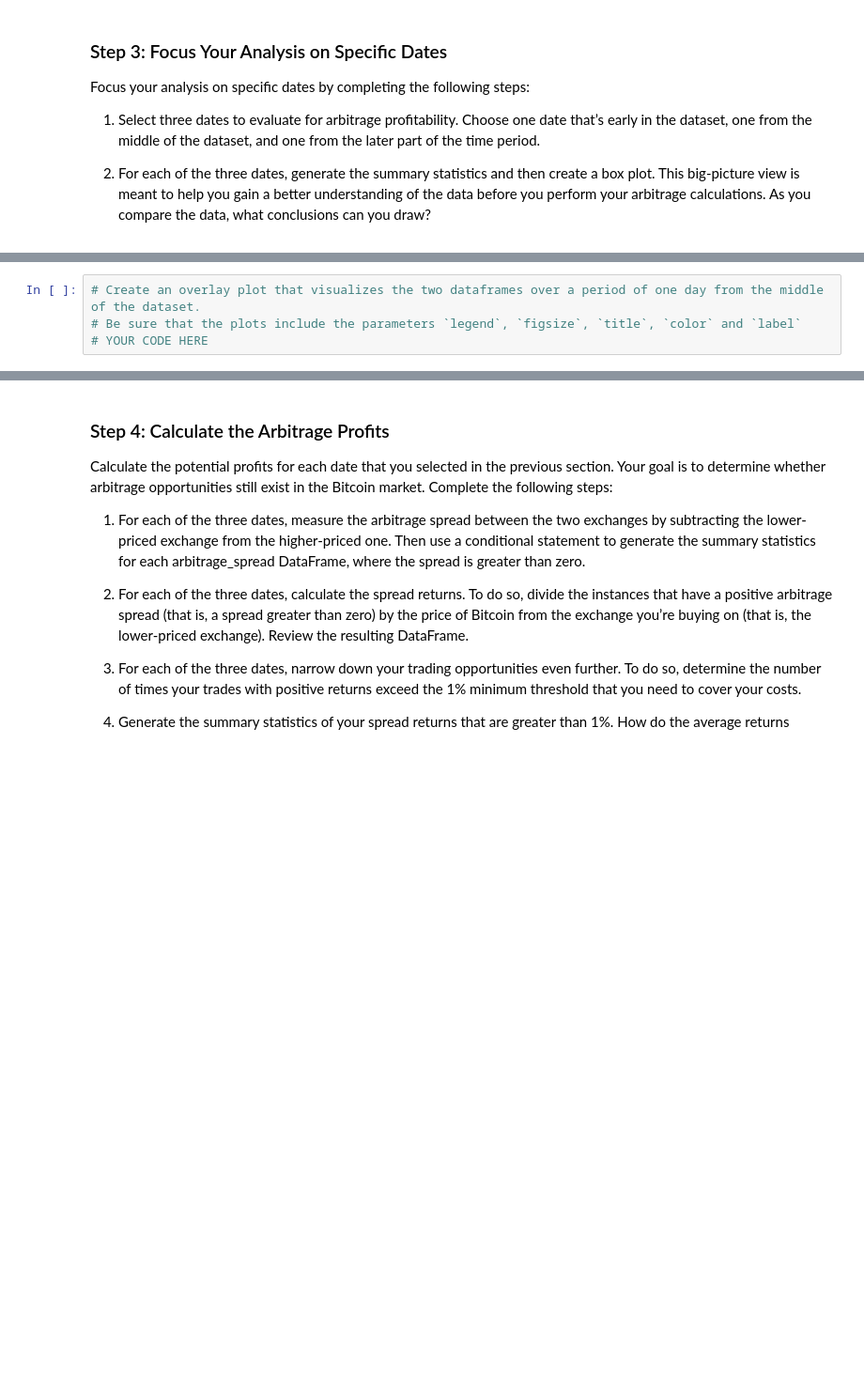
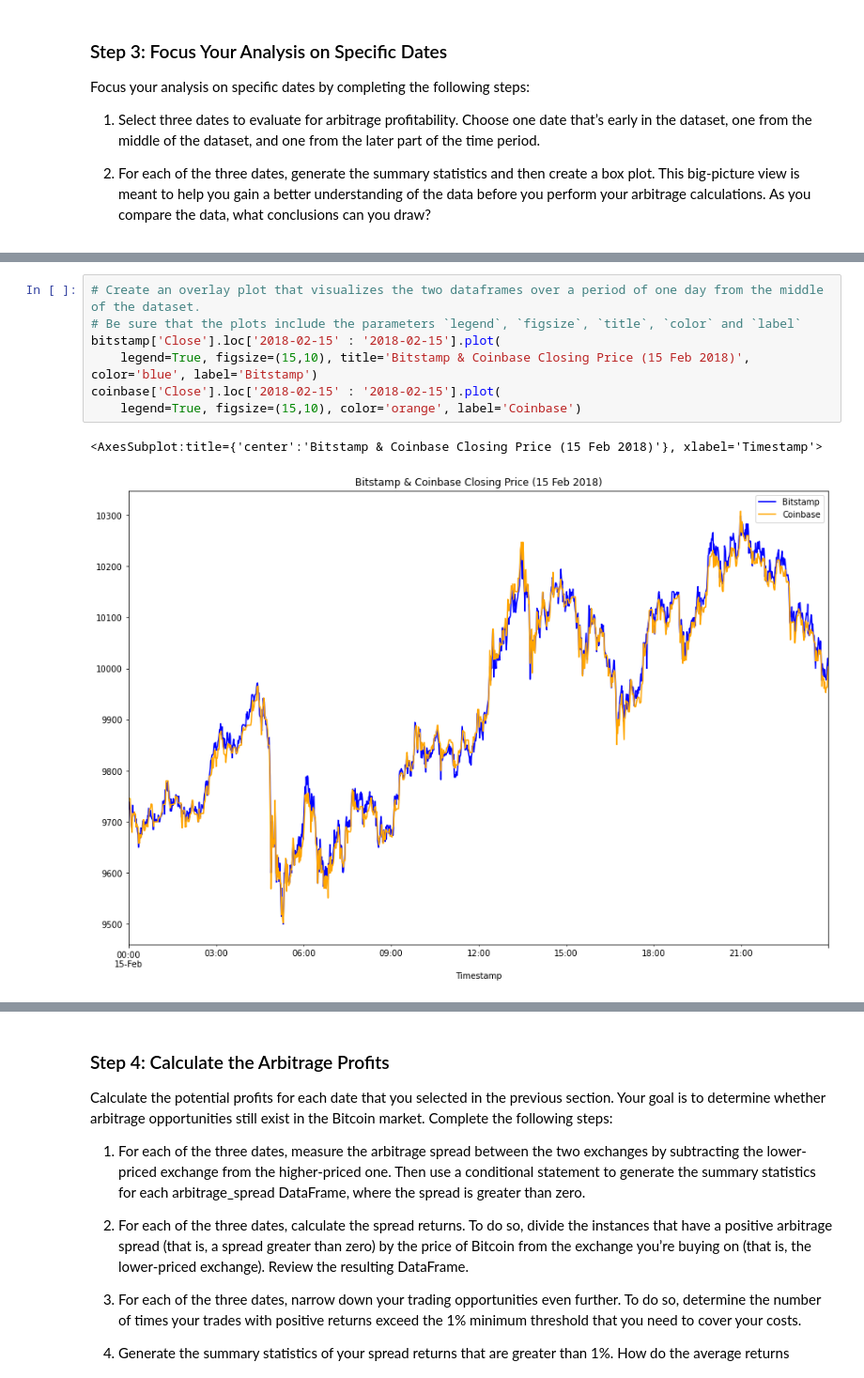
Before and after one commit to JWM09/Arbitrage_Bitcoin, a Jupyter notebook: Starter_Code/crypto_arbitrage.ipynb, the cells around one changed output, grey strips where cells are left out. Shown at 94% size. Drawn from its saved outputs; the diff is of its cells as text; blank space fills up the shorter version.

```diff
--- a/Starter_Code/crypto_arbitrage.ipynb
+++ b/Starter_Code/crypto_arbitrage.ipynb
@@ -474,7 +491,13 @@ SyntaxError: invalid syntax (3616388465.py, line 3)
 # %%
 # Create an overlay plot that visualizes the two dataframes over a period of one day from the middle of the dataset.
 # Be sure that the plots include the parameters `legend`, `figsize`, `title`, `color` and `label`
-# YOUR CODE HERE
+bitstamp['Close'].loc['2018-02-15' : '2018-02-15'].plot(
+    legend=True, figsize=(15,10), title='Bitstamp & Coinbase Closing Price (15 Feb 2018)', color='blue', label='Bitstamp')
+coinbase['Close'].loc['2018-02-15' : '2018-02-15'].plot(
+    legend=True, figsize=(15,10), color='orange', label='Coinbase')
+# %% [output]
+<AxesSubplot:title={'center':'Bitstamp & Coinbase Closing Price (15 Feb 2018)'}, xlabel='Timestamp'>
+[figure, added]
 # %%
 # Using the date in the middle that you have selected, calculate the arbitrage spread
 # by subtracting the bitstamp lower closing prices from the coinbase higher closing prices
```
Also changed, not shown: parts of 8 cells of this notebook.
